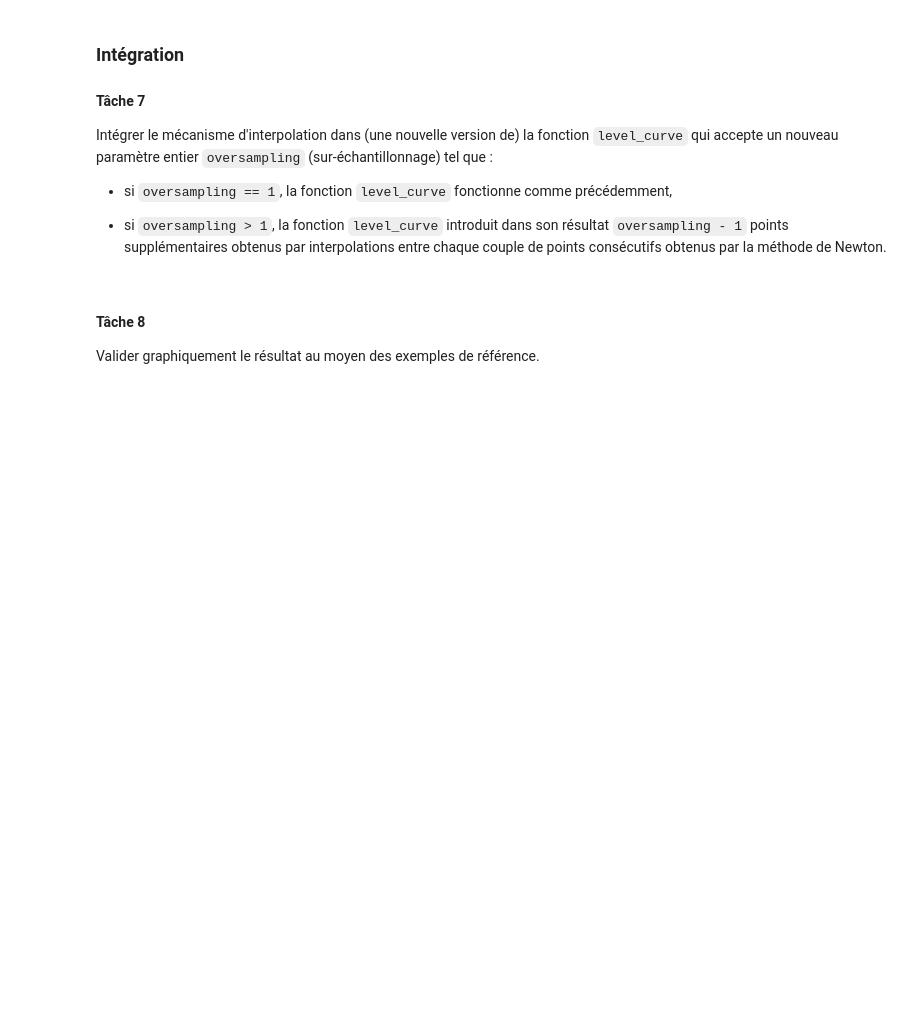
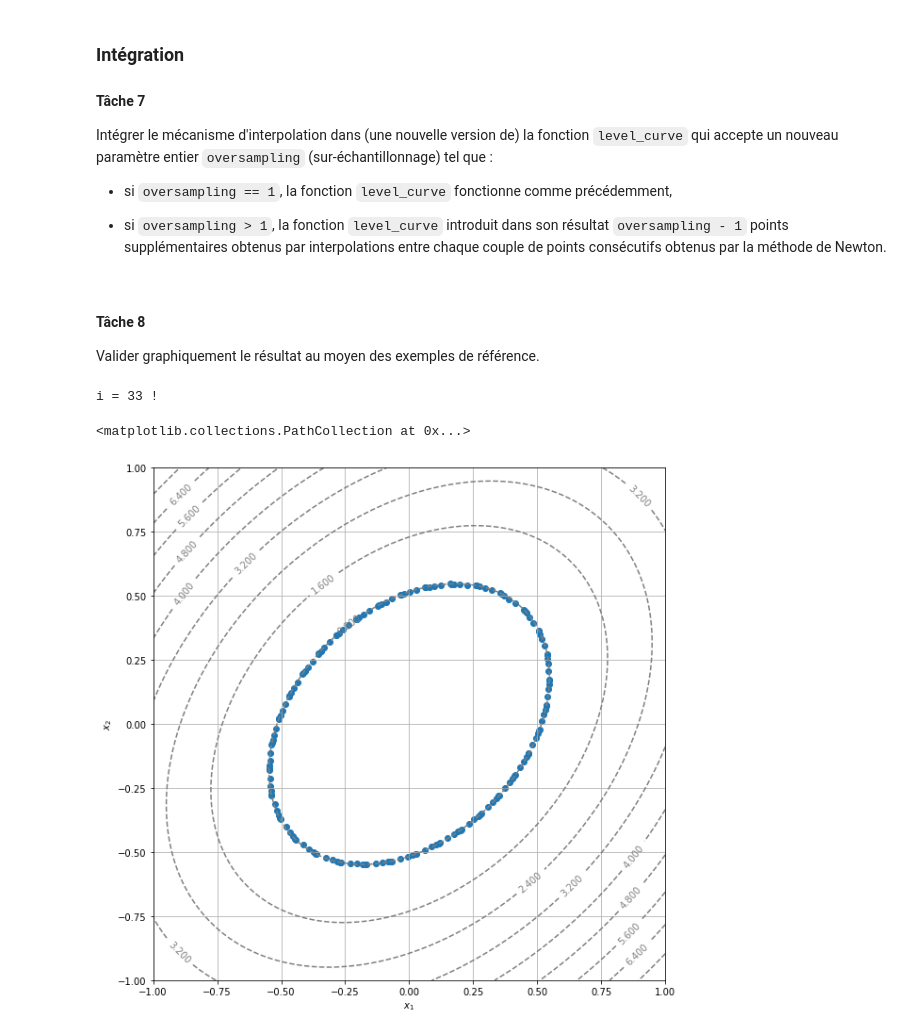
Before and after one commit to pachyvictor/projetmaths, a Jupyter notebook: projetcourbesmaths.ipynb, the cells around one changed output. Cells and saved outputs as stored; diff of their text form; code cells hidden in the pictures; blank space fills up the shorter version.

```diff
--- a/projetcourbesmaths.ipynb
+++ b/projetcourbesmaths.ipynb
@@ -684,3 +715,27 @@ Intégrer le mécanisme d'interpolation dans (une nouvelle version de) la foncti
 #### Tâche 8
 
 Valider graphiquement le résultat au moyen des exemples de référence.
+# %%
+def f1(x1, x2):
+    x1 = np.array(x1)
+    x2 = np.array(x2)
+    return 3.0 * x1 * x1 - 2.0 * x1 * x2 + 3.0 * x2 * x2
+
+def F1(x1, x2):    #La fonction de R2 dans R2 qui sert à amorcer la level_curve
+    return np.array([f1(x1,x2) - 0.8, x1 - x2])
+
+display_contour(   #on trace tout d'abord les lignes de niveau
+    f1,
+    x=np.linspace(-1.0, 1.0, 100),
+    y=np.linspace(-1.0, 1.0, 100),
+    levels=10
+)
+
+nx,ny = Newton(F1,0.5,0.5)   #les points pour amorcer la fonction level_curve
+
+XY = level_curve_ameliore_oversampling(f1,nx,ny,0.8,delta=0.1,N2 = 10000,eps=1e-2,oversampling = 5)
+plt.scatter(XY[0],XY[1])
+# %% [output]
+i = 33 !
+<matplotlib.collections.PathCollection at 0x...>
+[figure, added]
```
Also changed, not shown: parts of 2 cells of this notebook.
